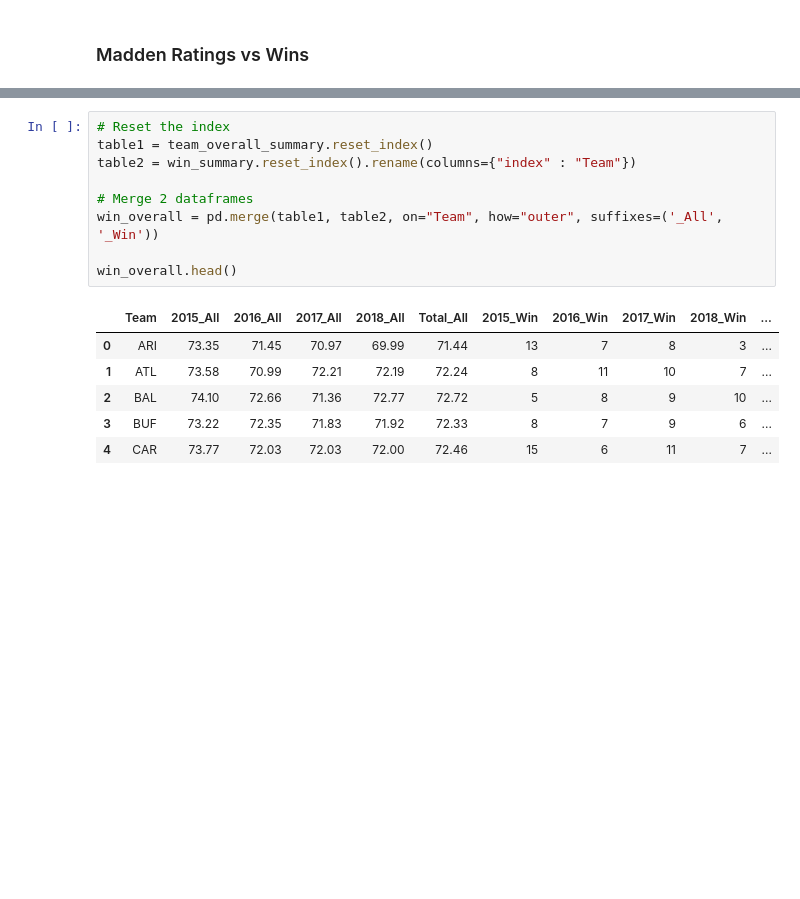
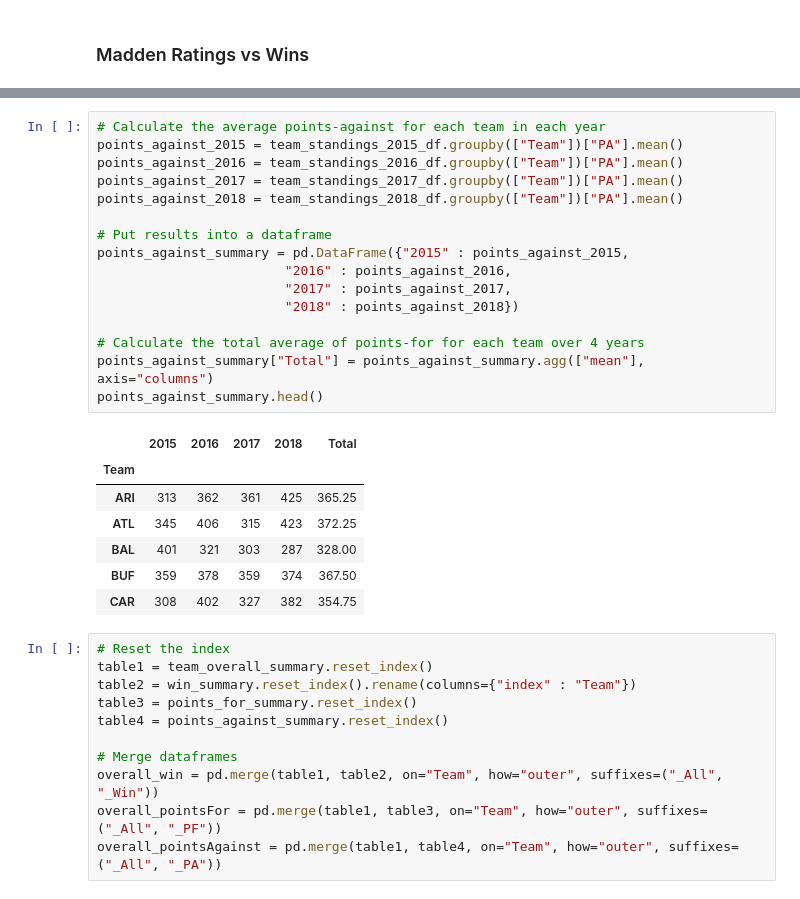
Before and after one commit to 00geist00/project-one, a Jupyter notebook: data_import.ipynb, the cells around one changed output, grey strips where cells are left out. Cells and saved outputs as stored; diff of their text form; blank space fills up the shorter version.

```diff
--- a/data_import.ipynb
+++ b/data_import.ipynb
@@ -226,18 +249,37 @@ win_summary.head()
+# %%
+# Calculate the average points-against for each team in each year
+points_against_2015 = team_standings_2015_df.groupby(["Team"])["PA"].mean()
+points_against_2016 = team_standings_2016_df.groupby(["Team"])["PA"].mean()
+points_against_2017 = team_standings_2017_df.groupby(["Team"])["PA"].mean()
+points_against_2018 = team_standings_2018_df.groupby(["Team"])["PA"].mean()
+
+# Put results into a dataframe
+points_against_summary = pd.DataFrame({"2015" : points_against_2015,
+                        "2016" : points_against_2016,
+                        "2017" : points_against_2017,
+                        "2018" : points_against_2018})
+
+# Calculate the total average of points-for for each team over 4 years
+points_against_summary["Total"] = points_against_summary.agg(["mean"], axis="columns")
+points_against_summary.head()
+# %% [output]
+|  | 2015 | 2016 | 2017 | 2018 | Total |
+| Team |  |  |  |  |  |
+| ARI | 313 | 362 | 361 | 425 | 365.25 |
+| ATL | 345 | 406 | 315 | 423 | 372.25 |
+| BAL | 401 | 321 | 303 | 287 | 328.00 |
+| BUF | 359 | 378 | 359 | 374 | 367.50 |
+| CAR | 308 | 402 | 327 | 382 | 354.75 |
 # %%
 # Reset the index
 table1 = team_overall_summary.reset_index()
 table2 = win_summary.reset_index().rename(columns={"index" : "Team"})
+table3 = points_for_summary.reset_index()
+table4 = points_against_summary.reset_index()
 
-# Merge 2 dataframes
-win_overall = pd.merge(table1, table2, on="Team", how="outer", suffixes=('_All', '_Win'))
-
-win_overall.head()
+# Merge dataframes
+overall_win = pd.merge(table1, table2, on="Team", how="outer", suffixes=("_All", "_Win"))
+overall_pointsFor = pd.merge(table1, table3, on="Team", how="outer", suffixes=("_All", "_PF"))
+overall_pointsAgainst = pd.merge(table1, table4, on="Team", how="outer", suffixes=("_All", "_PA"))
-# %% [output]
-|  | Team | 2015_All | 2016_All | 2017_All | 2018_All | Total_All | 2015_Win | 2016_Win | 2017_Win | 2018_Win | ... |
-| 0 | ARI | 73.35 | 71.45 | 70.97 | 69.99 | 71.44 | 13 | 7 | 8 | 3 | ... |
-| 1 | ATL | 73.58 | 70.99 | 72.21 | 72.19 | 72.24 | 8 | 11 | 10 | 7 | ... |
-| 2 | BAL | 74.10 | 72.66 | 71.36 | 72.77 | 72.72 | 5 | 8 | 9 | 10 | ... |
-| 3 | BUF | 73.22 | 72.35 | 71.83 | 71.92 | 72.33 | 8 | 7 | 9 | 6 | ... |
-| 4 | CAR | 73.77 | 72.03 | 72.03 | 72.00 | 72.46 | 15 | 6 | 11 | 7 | ... |
 # %%
 # Calculate the correlation among variables
```
Also changed, not shown: parts of 14 cells of this notebook, 2 other files.
